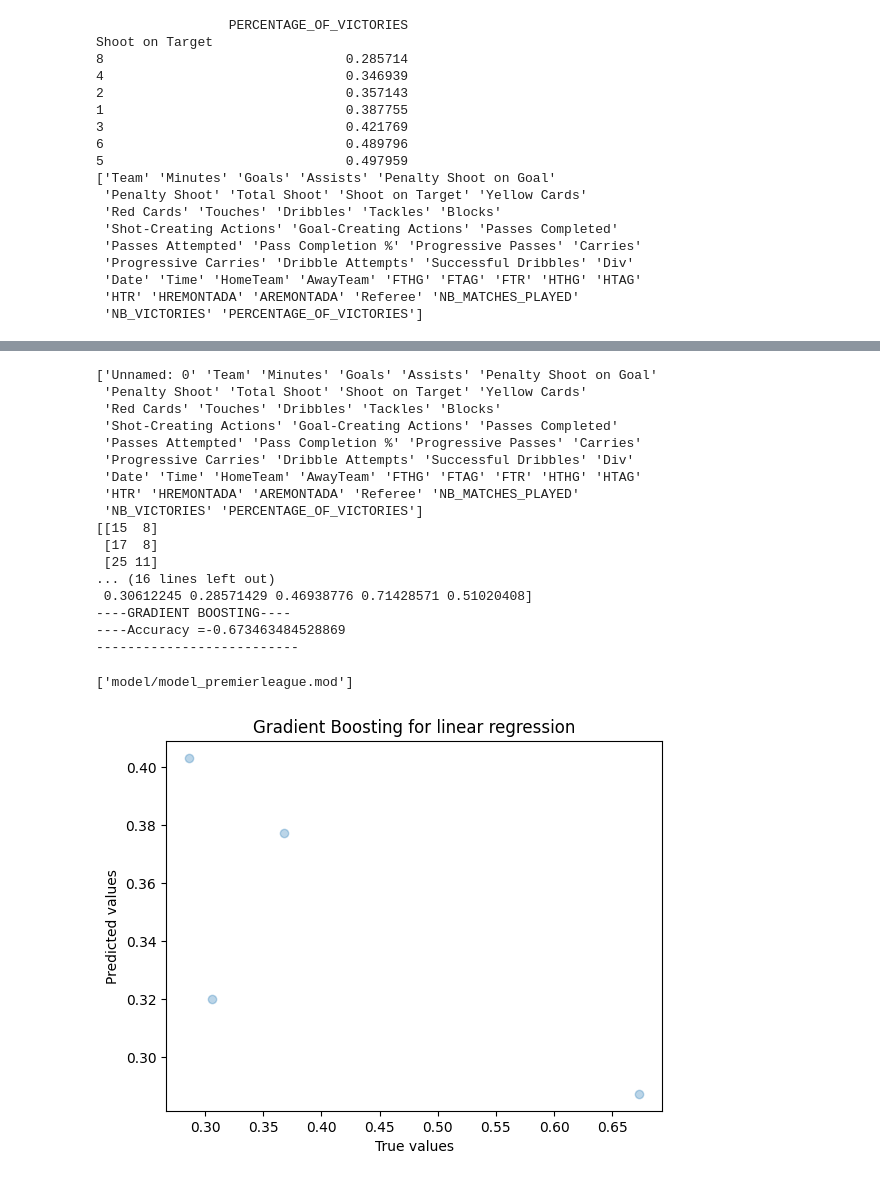
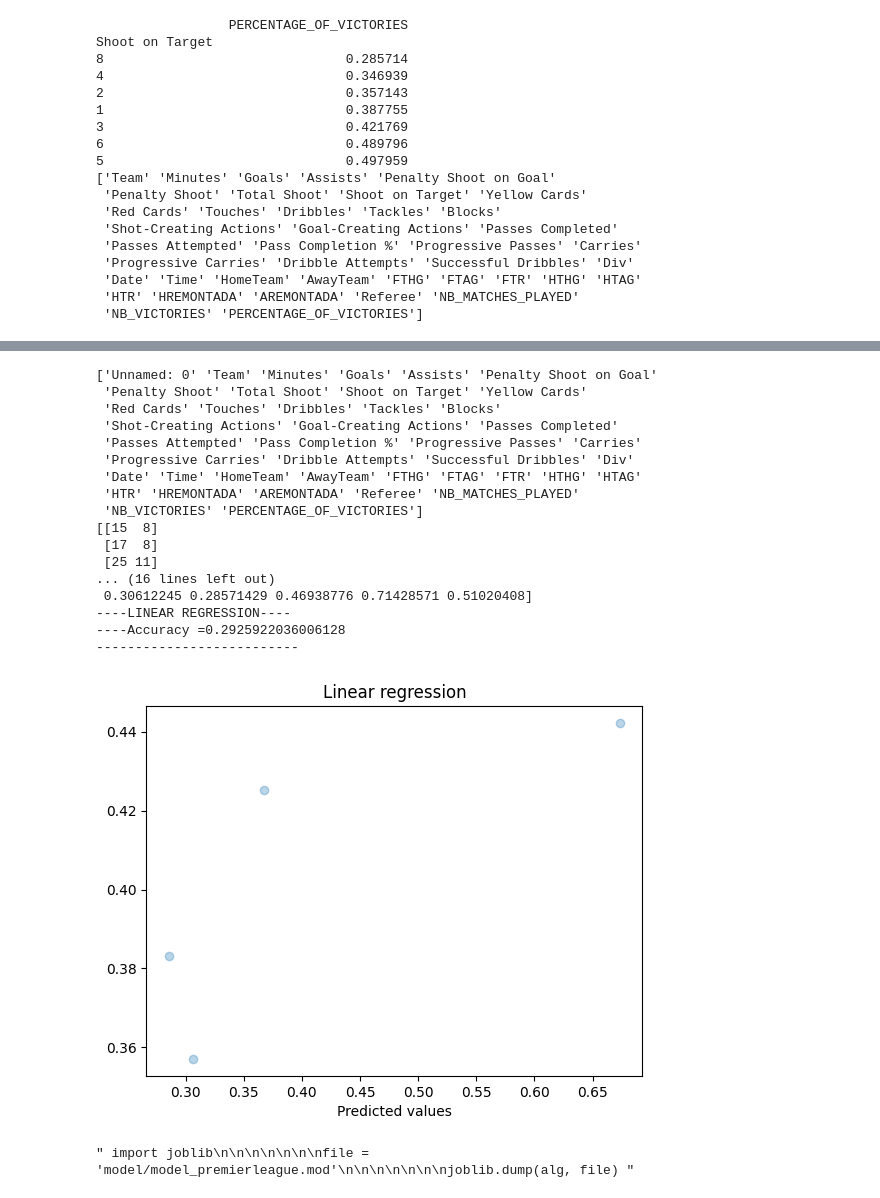
Before and after one commit to agahungu/PremierLeagueFixturesPredictions, a Jupyter notebook: PremierLeaguePredictionModelBuilder.ipynb, the cells around one changed output, grey strips where cells are left out. Drawn from its saved outputs; the diff is of its cells as text; code cells hidden in the pictures.

Commit message:
change model 20241124

```diff
--- a/PremierLeaguePredictionModelBuilder.ipynb
+++ b/PremierLeaguePredictionModelBuilder.ipynb
@@ -5,7 +5,9 @@ os.listdir()
 import pandas as pnd
 
 
+
 import matplotlib.pyplot as plt
+
 
 import seaborn as sns
 
@@ -204,6 +206,10 @@ print(newPlTeams.columns.values)
 corr=newPlTeams.loc[:,['Minutes',	'Goals',	'Assists',	'Penalty Shoot on Goal',	'Penalty Shoot',	'Total Shoot',	'Shoot on Target',	'Yellow Cards',	'Red Cards',	'Touches',	'Dribbles',	'Tackles',	'Blocks',	'Shot-Creating Actions',	'Goal-Creating Actions',	'Passes Completed',	'Passes Attempted',	'Pass Completion %',	'Progressive Passes',	'Carries',	'Progressive Carries',	'Dribble Attempts',	'Successful Dribbles','PERCENTAGE_OF_VICTORIES']
 
 
+
+
+
+
 ].corr()
 
 
@@ -213,7 +219,15 @@ f, ax = plt.subplots(figsize=(16, 13))
 sns.heatmap(corr,
 
 
+
+
+
+
             xticklabels=corr.columns,
+
+
+
+
 
 
             yticklabels=corr.columns, annot=True,  linewidths=.5, ax=ax)
@@ -250,7 +264,9 @@ print(dataset.columns.values)
 # Select the best features enabling the prediction (.loc Select all rows for specific columns)
 
 
-X = dataset.loc[:,["Progressive Carries","Successful Dribbles"]].values
+X = dataset.loc[
+    :, [ "Progressive Carries", "Successful Dribbles"]
+].values
 
 
 print(X)
@@ -275,7 +291,7 @@ X_learning, X_validation, Y_learning, Y_validation =train_test_split(X,y,test_si
 
 
 
-""" ## 1. LINEAR REGRESSION
+## 1. LINEAR REGRESSION
 
 
 from sklearn.metrics import r2_score
@@ -287,19 +303,19 @@ from sklearn.linear_model import LinearRegression
 alg = LinearRegression()
 
 
-#Learn
+# Learn
 
 
 alg.fit(X_learning,Y_learning)
 
 
-#Predict
+# Predict
 
 
 predictions = alg.predict(X_validation)
 
 
-#Accuracy comparison of predicted values with expected values
+# Accuracy comparison of predicted values with expected values
 
 
 accuracy = r2_score(Y_validation,predictions)
@@ -312,6 +328,7 @@ print("----Accuracy ="+str(accuracy))
 print('--------------------------')
 
 
+
 plt.scatter(Y_validation,predictions, alpha=0.3)
 
 
@@ -321,7 +338,10 @@ plt.xlabel('True values')
 plt.xlabel("Predicted values")
 
 
-plt.title('Linear regression') """
+plt.title('Linear regression')
+
+
+plt.show()
 
 
 
@@ -334,19 +354,19 @@ from sklearn.tree import DecisionTreeRegressor
 alg = DecisionTreeRegressor()
 
 
-#Learn
+# Learn
 
 
 alg.fit(X_learning,Y_learning)
 
 
-#Predict
+# Predict
 
 
 predictions = alg.predict(X_validation)
 
 
-#Accuracy comparison of predicted values with expected values
+# Accuracy comparison of predicted values with expected values
 
 
 accuracy = r2_score(Y_validation,predictions)
@@ -359,6 +379,7 @@ print("----Accuracy ="+str(accuracy))
 print('--------------------------')
 
 
+
 plt.scatter(Y_validation,predictions, alpha=0.3)
 
 
@@ -368,7 +389,8 @@ plt.xlabel('True values')
 plt.xlabel("Predicted values")
 
 
-plt.title('Decision Tree for linear regression') """
+plt.title('Decision Tree for linear regression')
+plt.show() """
 
 
 
@@ -381,19 +403,19 @@ from sklearn.ensemble import RandomForestRegressor
 alg = RandomForestRegressor()
 
 
-#Learn
+# Learn
 
 
 alg.fit(X_learning,Y_learning)
 
 
-#Predict
+# Predict
 
 
 predictions = alg.predict(X_validation)
 
 
-#Accuracy comparison of predicted values with expected values
+# Accuracy comparison of predicted values with expected values
 
 
 accuracy = r2_score(Y_validation,predictions)
@@ -406,6 +428,7 @@ print("----Accuracy ="+str(accuracy))
 print('--------------------------')
 
 
+
 plt.scatter(Y_validation,predictions, alpha=0.3)
 
 
@@ -415,18 +438,20 @@ plt.xlabel('True values')
 plt.xlabel("Predicted values")
 
 
-plt.title('Random Forest for linear regression') """
+plt.title('Random Forest for linear regression')
 
 
+plt.show() """
 
-## 4. GRADIENT BOOSTING
+
+""" ## 4. GRADIENT BOOSTING
 from sklearn.metrics import r2_score
 
 
 from sklearn.ensemble import GradientBoostingRegressor
 
 
-alg = GradientBoostingRegressor(n_estimators=100,learning_rate=0.1,max_depth=3)
+alg = GradientBoostingRegressor()
 
 
 # Learn
@@ -442,6 +467,7 @@ predictions = alg.predict(X_validation)
 
 
 # Accuracy provided by compairing predicted values with expected values
+
 
 accuracy = r2_score(Y_validation,predictions)
 
@@ -467,6 +493,10 @@ plt.title('Gradient Boosting for linear regression')
 
 
 
+plt.show() """
+
+
+
 ######## SAVE THE MOST ACCURATE TRAINING MODEL ###########
 
 
@@ -474,9 +504,17 @@ plt.title('Gradient Boosting for linear regression')
 import joblib
 
 
+
+
+
+
 file = 'model/model_premierleague.mod'
 
 
+
+
+
+
 joblib.dump(alg, file)
 # %% [output]
 ['Team' 'Minutes' 'Goals' 'Assists' 'Penalty Shoot on Goal'
@@ -504,34 +542,34 @@ Shoot on Target
 2                               0.357143
 1                               0.387755
 3                               0.421769
 6                               0.489796
 5                               0.497959
 ['Team' 'Minutes' 'Goals' 'Assists' 'Penalty Shoot on Goal'
  'Penalty Shoot' 'Total Shoot' 'Shoot on Target' 'Yellow Cards'
  'Red Cards' 'Touches' 'Dribbles' 'Tackles' 'Blocks'
  'Shot-Creating Actions' 'Goal-Creating Actions' 'Passes Completed'
  'Passes Attempted' 'Pass Completion %' 'Progressive Passes' 'Carries'
  'Progressive Carries' 'Dribble Attempts' 'Successful Dribbles' 'Div'
  'Date' 'Time' 'HomeTeam' 'AwayTeam' 'FTHG' 'FTAG' 'FTR' 'HTHG' 'HTAG'
  'HTR' 'HREMONTADA' 'AREMONTADA' 'Referee' 'NB_MATCHES_PLAYED'
  'NB_VICTORIES' 'PERCENTAGE_OF_VICTORIES']
 [figure]
 ['Unnamed: 0' 'Team' 'Minutes' 'Goals' 'Assists' 'Penalty Shoot on Goal'
  'Penalty Shoot' 'Total Shoot' 'Shoot on Target' 'Yellow Cards'
  'Red Cards' 'Touches' 'Dribbles' 'Tackles' 'Blocks'
  'Shot-Creating Actions' 'Goal-Creating Actions' 'Passes Completed'
  'Passes Attempted' 'Pass Completion %' 'Progressive Passes' 'Carries'
  'Progressive Carries' 'Dribble Attempts' 'Successful Dribbles' 'Div'
  'Date' 'Time' 'HomeTeam' 'AwayTeam' 'FTHG' 'FTAG' 'FTR' 'HTHG' 'HTAG'
  'HTR' 'HREMONTADA' 'AREMONTADA' 'Referee' 'NB_MATCHES_PLAYED'
  'NB_VICTORIES' 'PERCENTAGE_OF_VICTORIES']
 [[15  8]
  [17  8]
  [25 11]
 ... (16 lines left out)
  0.30612245 0.28571429 0.46938776 0.71428571 0.51020408]
-----GRADIENT BOOSTING----
-----Accuracy =-0.673463484528869
+----LINEAR REGRESSION----
+----Accuracy =0.2925922036006128
 --------------------------
+[figure, new version]
-['model/model_premierleague.mod']
+" import joblib\n\n\n\n\n\n\nfile = 'model/model_premierleague.mod'\n\n\n\n\n\n\njoblib.dump(alg, file) "
-[figure, old version]
```
Also changed, not shown: 1 other file.
